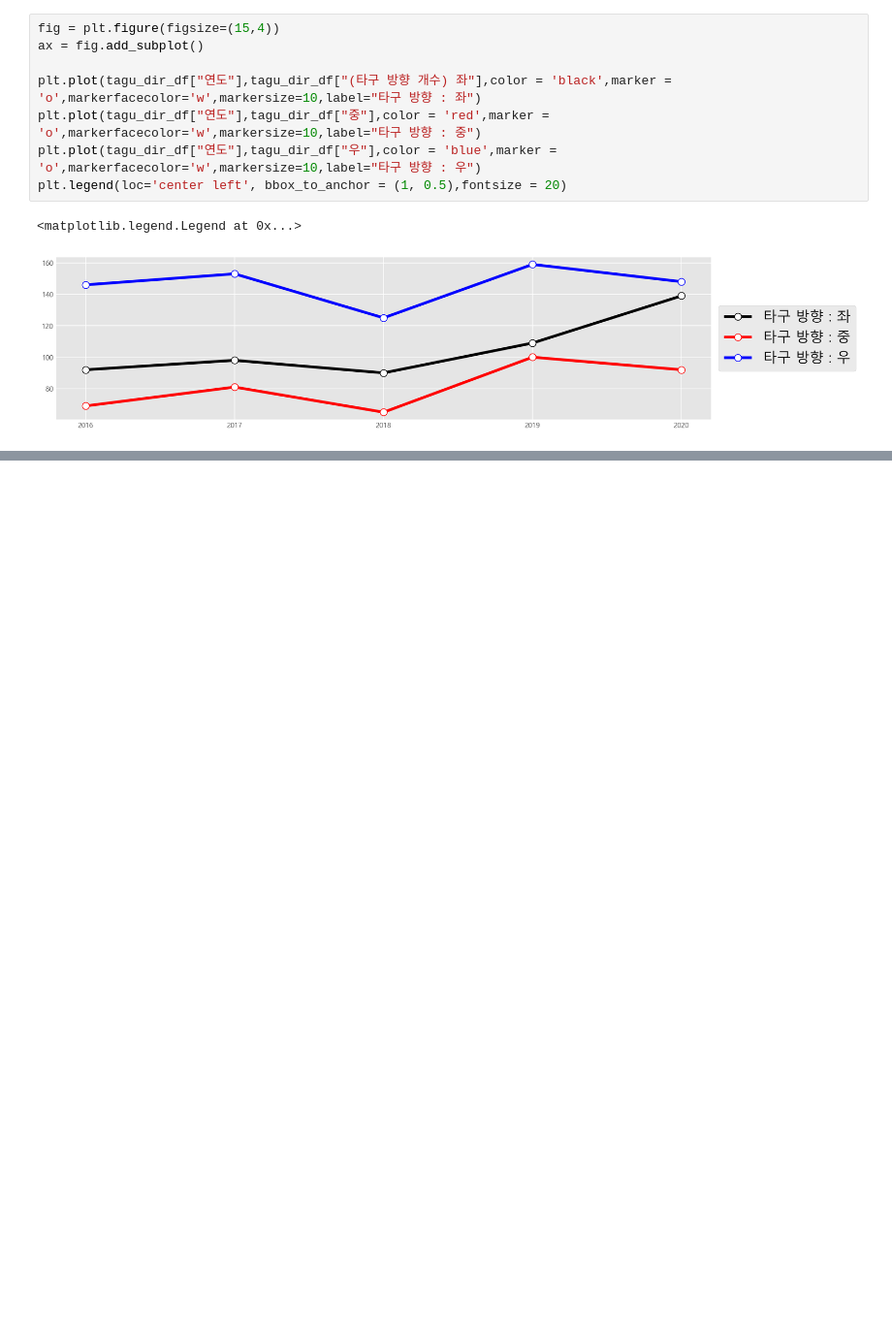
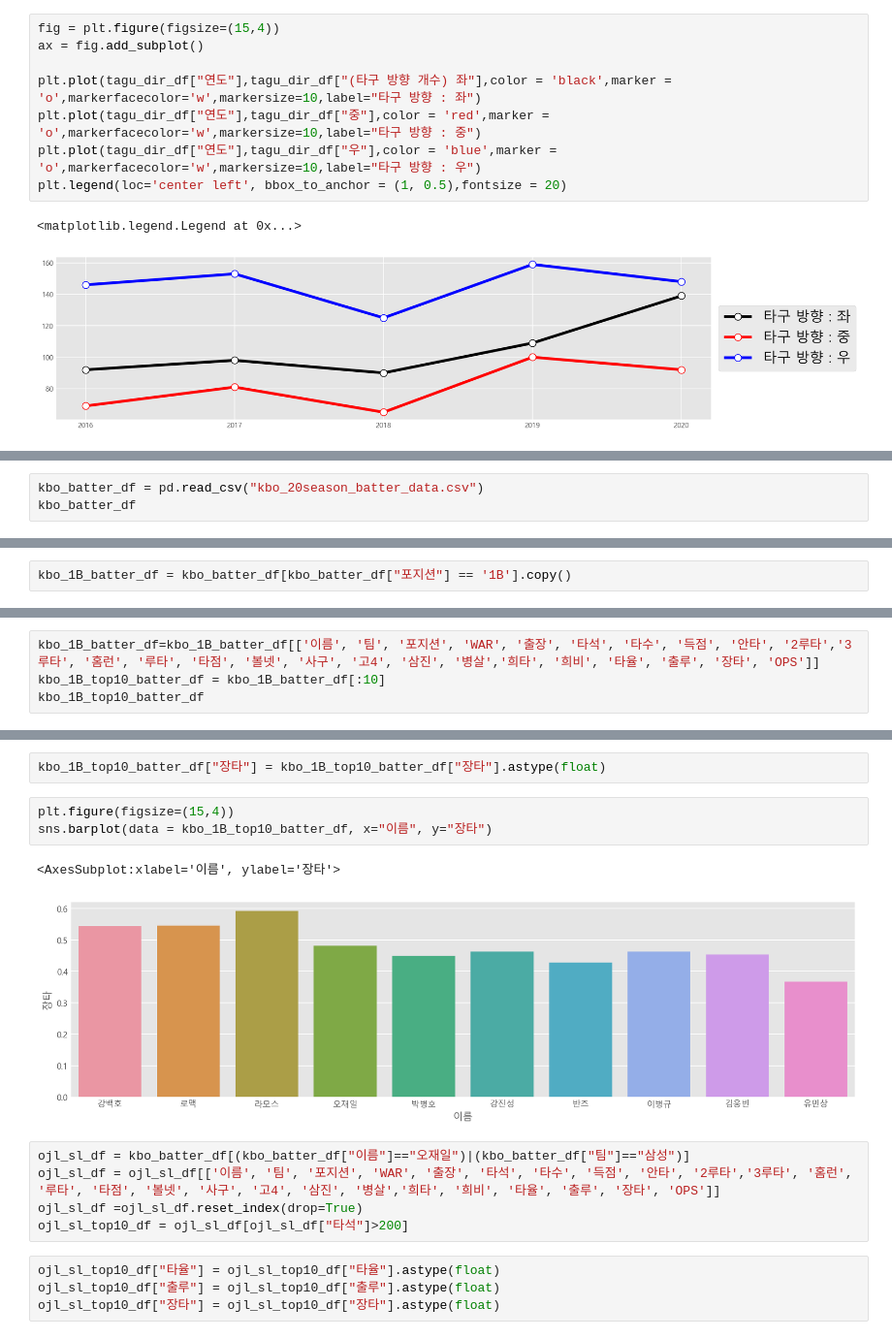
Before and after one commit to jeonprize/KBO-Analysis, a Jupyter notebook: OJL(2).ipynb, the cells around one changed output, grey strips where cells are left out. Shown at 97% size. Saved outputs shown, nothing was run; the diff lists cells and outputs as text; blank space fills up the shorter version.

```diff
--- a/OJL(2).ipynb
+++ b/OJL(2).ipynb
@@ -316,0 +319,3 @@ plt.legend(loc='center left', bbox_to_anchor = (1, 0.5),fontsize = 20)
+# %%
+kbo_batter_df = pd.read_csv("kbo_20season_batter_data.csv")
+kbo_batter_df
@@ -316,0 +336,2 @@ plt.legend(loc='center left', bbox_to_anchor = (1, 0.5),fontsize = 20)
+# %%
+kbo_1B_batter_df = kbo_batter_df[kbo_batter_df["포지션"] == '1B'].copy()
@@ -316,0 +347,4 @@ plt.legend(loc='center left', bbox_to_anchor = (1, 0.5),fontsize = 20)
+# %%
+kbo_1B_batter_df=kbo_1B_batter_df[['이름', '팀', '포지션', 'WAR', '출장', '타석', '타수', '득점', '안타', '2루타','3루타', '홈런', '루타', '타점', '볼넷', '사구', '고4', '삼진', '병살','희타', '희비', '타율', '출루', '장타', 'OPS']]
+kbo_1B_top10_batter_df = kbo_1B_batter_df[:10]
+kbo_1B_top10_batter_df
@@ -316,0 +363,17 @@ plt.legend(loc='center left', bbox_to_anchor = (1, 0.5),fontsize = 20)
+# %%
+kbo_1B_top10_batter_df["장타"] = kbo_1B_top10_batter_df["장타"].astype(float)
+# %%
+plt.figure(figsize=(15,4))
+sns.barplot(data = kbo_1B_top10_batter_df, x="이름", y="장타")
+# %% [output]
+<AxesSubplot:xlabel='이름', ylabel='장타'>
+[figure, added]
+# %%
+ojl_sl_df = kbo_batter_df[(kbo_batter_df["이름"]=="오재일")|(kbo_batter_df["팀"]=="삼성")]
+ojl_sl_df = ojl_sl_df[['이름', '팀', '포지션', 'WAR', '출장', '타석', '타수', '득점', '안타', '2루타','3루타', '홈런', '루타', '타점', '볼넷', '사구', '고4', '삼진', '병살','희타', '희비', '타율', '출루', '장타', 'OPS']]
+ojl_sl_df =ojl_sl_df.reset_index(drop=True)
+ojl_sl_top10_df = ojl_sl_df[ojl_sl_df["타석"]>200]
+# %%
+ojl_sl_top10_df["타율"] = ojl_sl_top10_df["타율"].astype(float)
+ojl_sl_top10_df["출루"] = ojl_sl_top10_df["출루"].astype(float)
+ojl_sl_top10_df["장타"] = ojl_sl_top10_df["장타"].astype(float)
```
Also changed, not shown: parts of 7 cells of this notebook.
